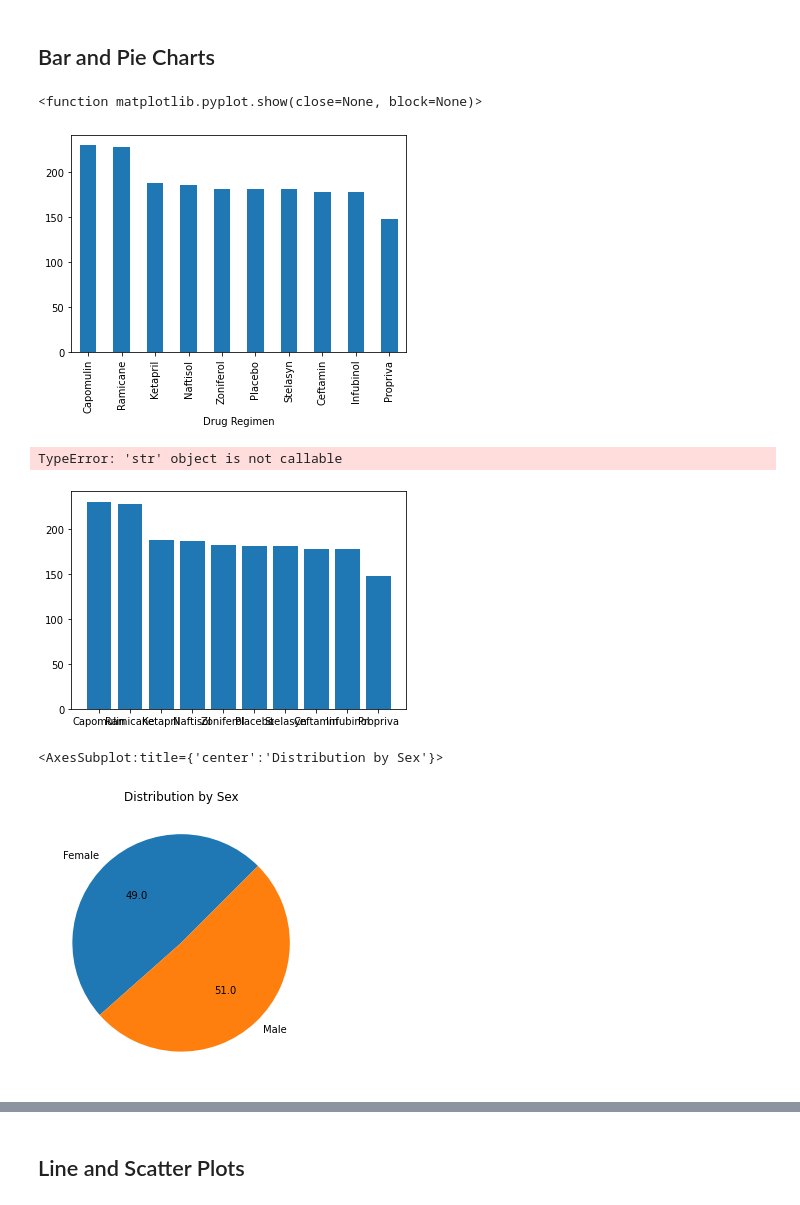
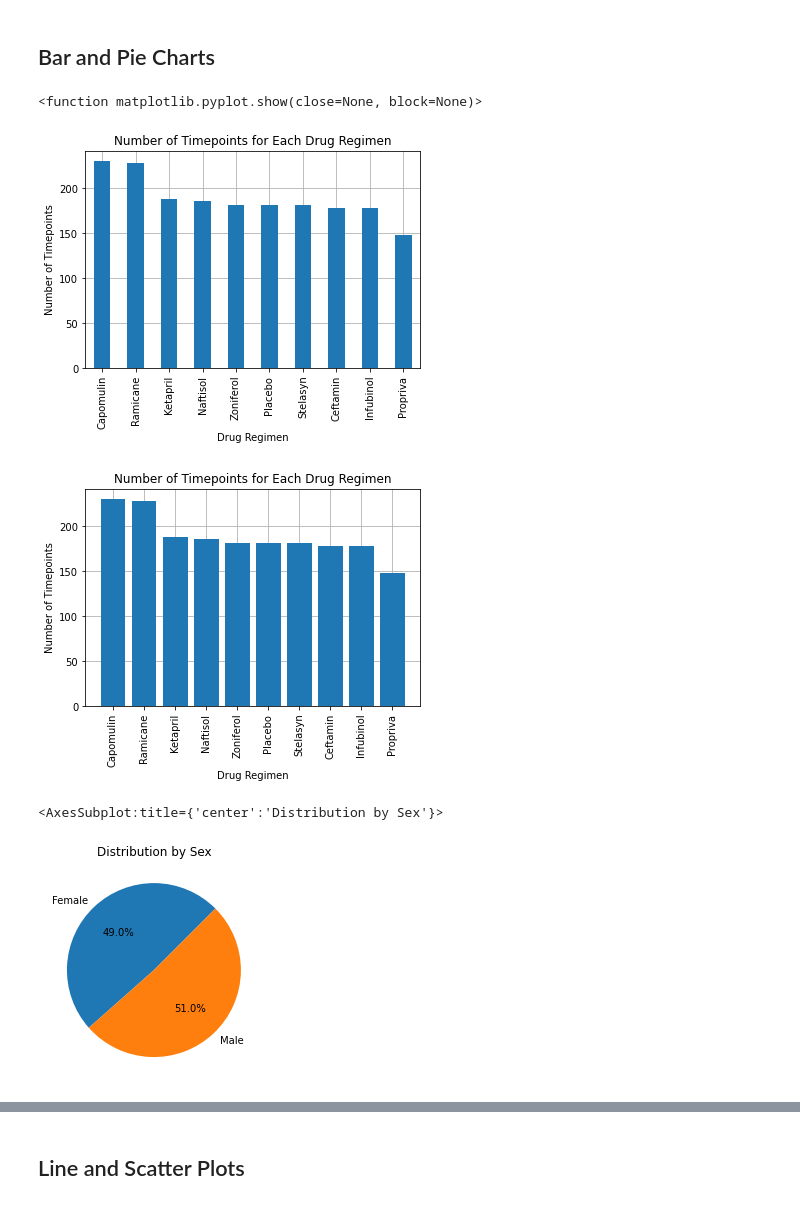
Before and after one commit to GambitAcid/MatPlotLib-Challenge, a Jupyter notebook: Instructions/Pymaceuticals/PyMaceuticals_Final.ipynb, the cells around one changed output, grey strips where cells are left out. Saved outputs shown, nothing was run; the diff lists cells and outputs as text; code cells hidden in the pictures.

```diff
--- a/Instructions/Pymaceuticals/PyMaceuticals_Final.ipynb
+++ b/Instructions/Pymaceuticals/PyMaceuticals_Final.ipynb
@@ -139,30 +171,53 @@ sumstat_df2
 # %%
 # Generate a bar plot showing the total number of timepoints for all mice tested for each drug regimen using Pandas.
 timepoints = data_df3.groupby(['Drug Regimen'])['Timepoint'].count()
-timepoints.sort_values(ascending=False).plot.bar()
+timepoints.sort_values(ascending=False).plot.bar(zorder=4)
+
+#Setting labels for axis and title
+plt.ylabel('Number of Timepoints')
+plt.title('Number of Timepoints for Each Drug Regimen')
+
+#Made grid with lower z-order than the z-order set for the bars previously
+plt.grid(zorder=0)
+
+#Display
 plt.show
 # %% [output]
 <function matplotlib.pyplot.show(close=None, block=None)>
-[figure, old version]
+[figure, new version]
 # %%
 # Generate a bar plot showing the total number of timepoints for all mice tested for each drug regimen using pyplot.
-# Values are sorted first
+# Values are sorted first // Plotting a bar chart
 timepoints_py = timepoints.sort_values(ascending=False)
-plt.bar(timepoints_py.index, timepoints_py.values)
+plt.bar(timepoints_py.index, timepoints_py.values, zorder=4)
+
+#Setting labels for axis and title
 plt.ylabel('Number of Timepoints')
 plt.xlabel('Drug Regimen')
-plt.title('Number of Timepoints for each Drug Regimen')
+
+plt.title('Number of Timepoints for Each Drug Regimen')
+
+#Made grid with lower z-order than the z-order set for the bars previously
+plt.grid(zorder=0)
+
+#Rotate tick marks 90 degrees for easier readability
 plt.xticks(rotation = 90)
+
+#Display
 plt.show()
 # %% [output]
-TypeError: 'str' object is not callable
-[figure, old version]
+[figure, new version]
 # %%
 # Generate a pie plot showing the distribution of female versus male mice using Pandas
+
+#Distribution data by sex
 sexes = data_df3.groupby(['Sex'])['Sex'].count()
-sexes.plot.pie(startangle=45, figsize=(5, 5), ylabel='', autopct="%.1f", title='Distribution by Sex')
+
+#Plotting pie chart at slightly different start angle to give perspective it seems
+# 0, 90, and 180 degrees look overwhelmingly male
+sexes.plot.pie(startangle=45, figsize=(4, 4), ylabel='', autopct="%1.1f%%", title='Distribution by Sex')
 # %% [output]
 <AxesSubplot:title={'center':'Distribution by Sex'}>
-[figure, old version]
+[figure, new version]
 # %%
 # Generate a pie plot showing the distribution of female versus male mice using pyplot
```
Also changed, not shown: parts of 21 cells of this notebook, 1 other file.
